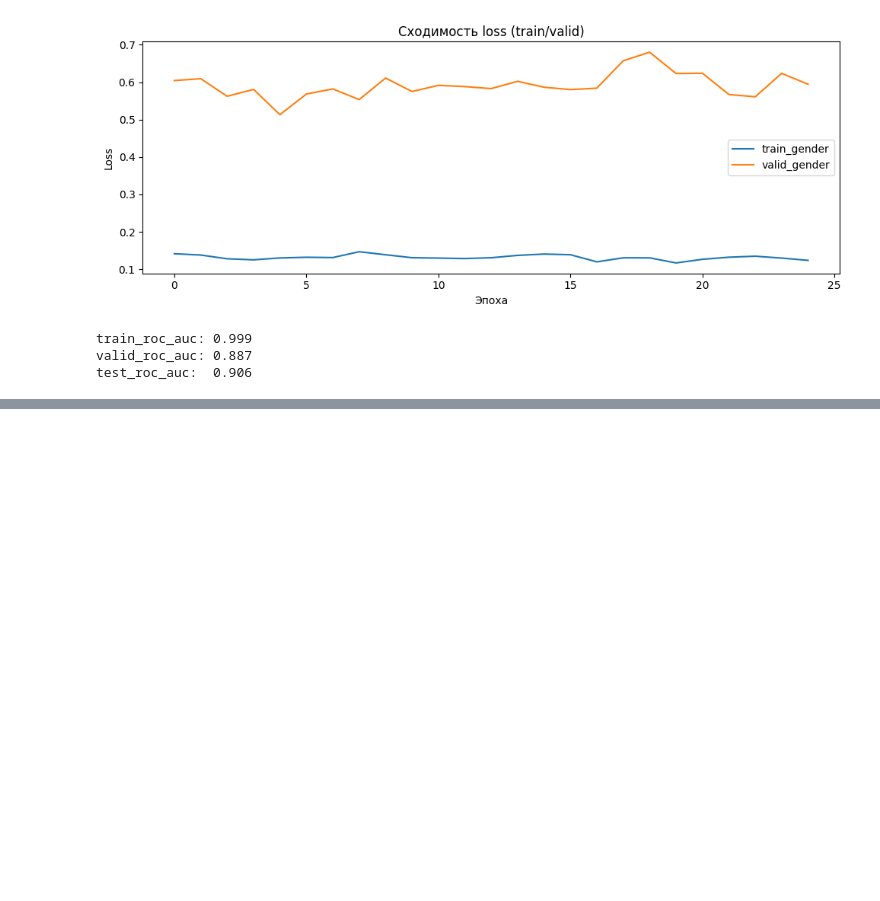
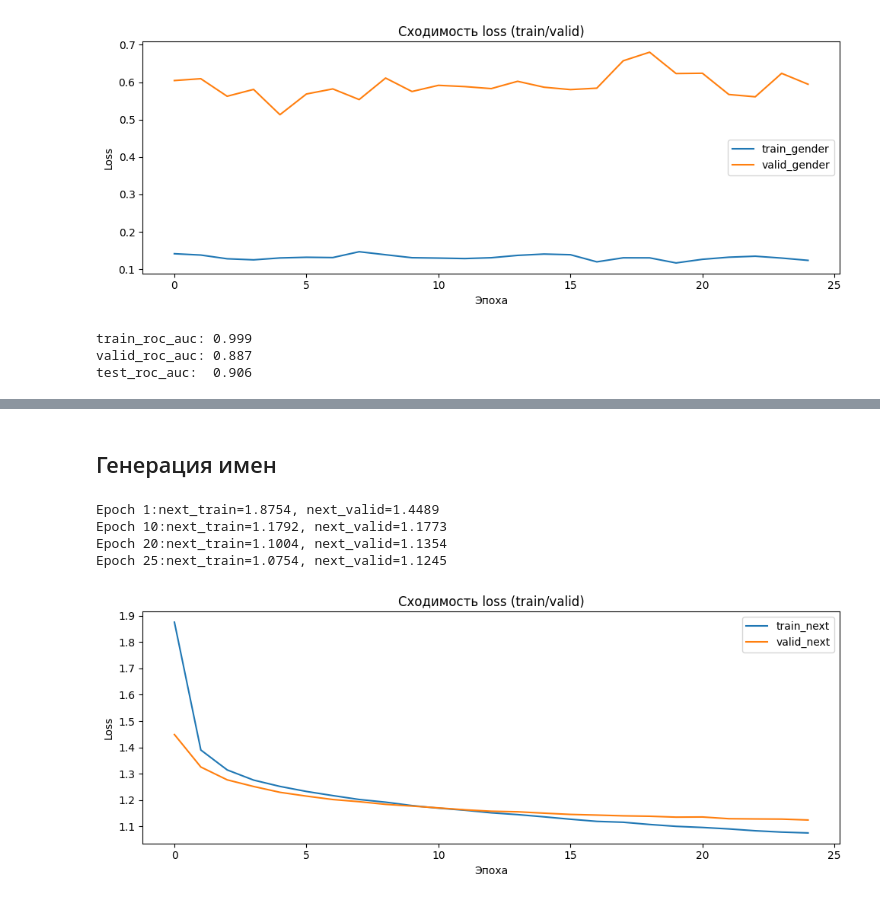
Before and after one commit to Analagis/learning_ML_projects, a Jupyter notebook: Project10/src/report.ipynb, the cells around one changed output, grey strips where cells are left out. Saved outputs shown, nothing was run; the diff lists cells and outputs as text; code cells hidden in the pictures; blank space fills up the shorter version.

```diff
--- a/Project10/src/report.ipynb
+++ b/Project10/src/report.ipynb
@@ -189,0 +272,26 @@ test_roc_auc:  0.906
+# %%
+model = RecurrentModel(
+    vocab_size=len(tokens),
+    embedding_dim=64,
+    hidden_size=128,
+    rnn_block_cls=LSTMBlock,
+    dropout_p=0.1,
+)
+# %% [markdown]
+## Генерация имен
+# %%
+trainer_next = NameTrainer(
+    model,
+    use_next_char_loss=True,
+    use_gender_loss=False,
+    alpha=1.0,
+    beta=0.0,
+)
+# %%
+trainer_next.fit(train_loader, valid_loader, 25, plot=True)
+# %% [output]
+Epoch 1:next_train=1.8754, next_valid=1.4489
+Epoch 10:next_train=1.1792, next_valid=1.1773
+Epoch 20:next_train=1.1004, next_valid=1.1354
+Epoch 25:next_train=1.0754, next_valid=1.1245
+[figure, added]
```
Also changed, not shown: parts of 17 cells of this notebook, 1 other file.
